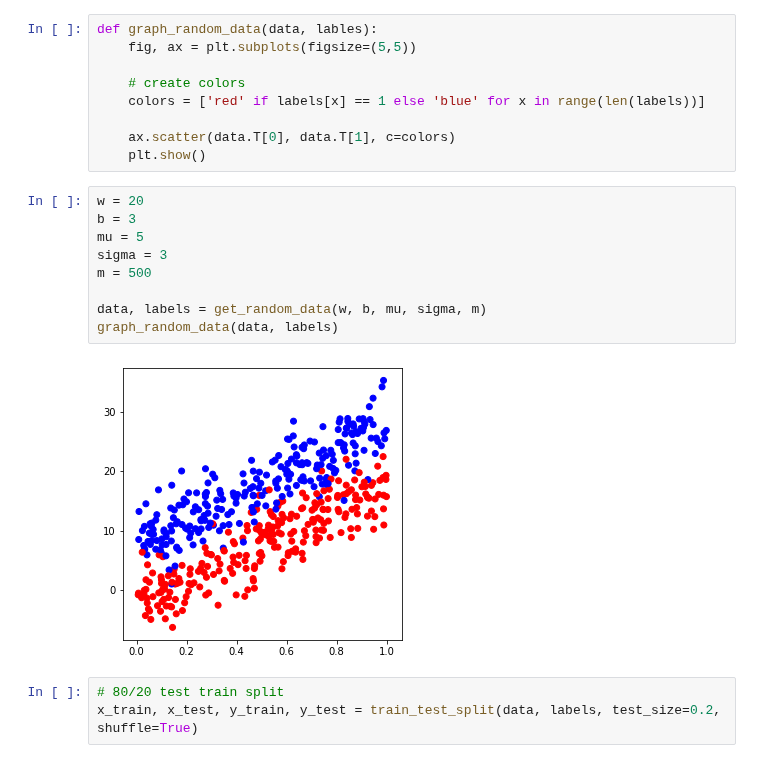
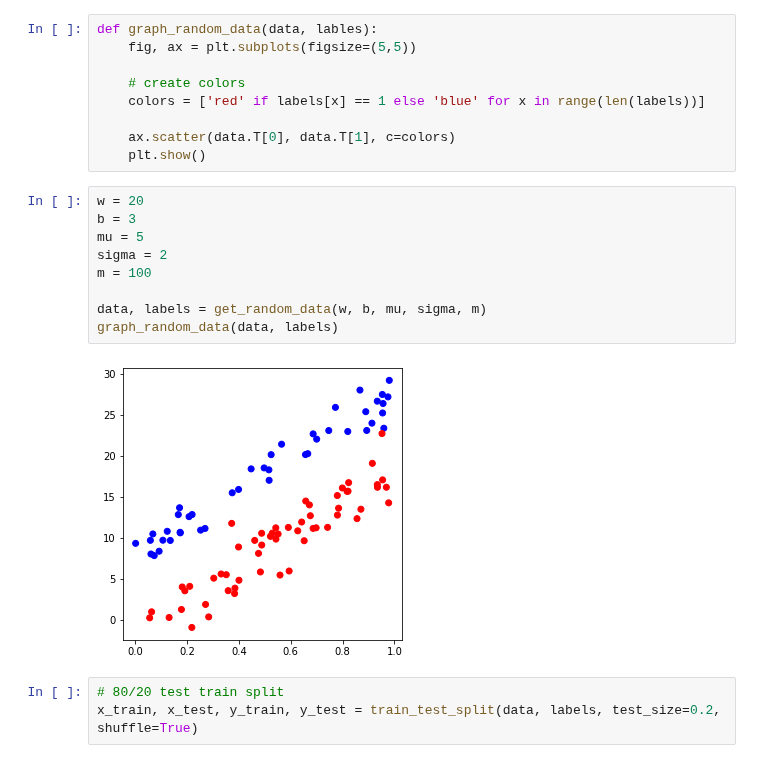
Before and after one commit to nspeer12/AI_CAP4630, a Jupyter notebook: hw3.ipynb, the cells around one changed output. Drawn from its saved outputs; the diff is of its cells as text.

```diff
--- a/hw3.ipynb
+++ b/hw3.ipynb
@@ -48,14 +48,14 @@ def graph_random_data(data, lables):
 # %%
 w = 20
 b = 3
 mu = 5
-sigma = 3
-m = 500
+sigma = 2
+m = 100
 
 data, labels = get_random_data(w, b, mu, sigma, m)
 graph_random_data(data, labels)
 # %% [output]
-[figure, old version]
+[figure, new version]
 # %%
 # 80/20 test train split
 x_train, x_test, y_train, y_test = train_test_split(data, labels, test_size=0.2, shuffle=True)
```
Also changed, not shown: parts of 13 cells of this notebook.
